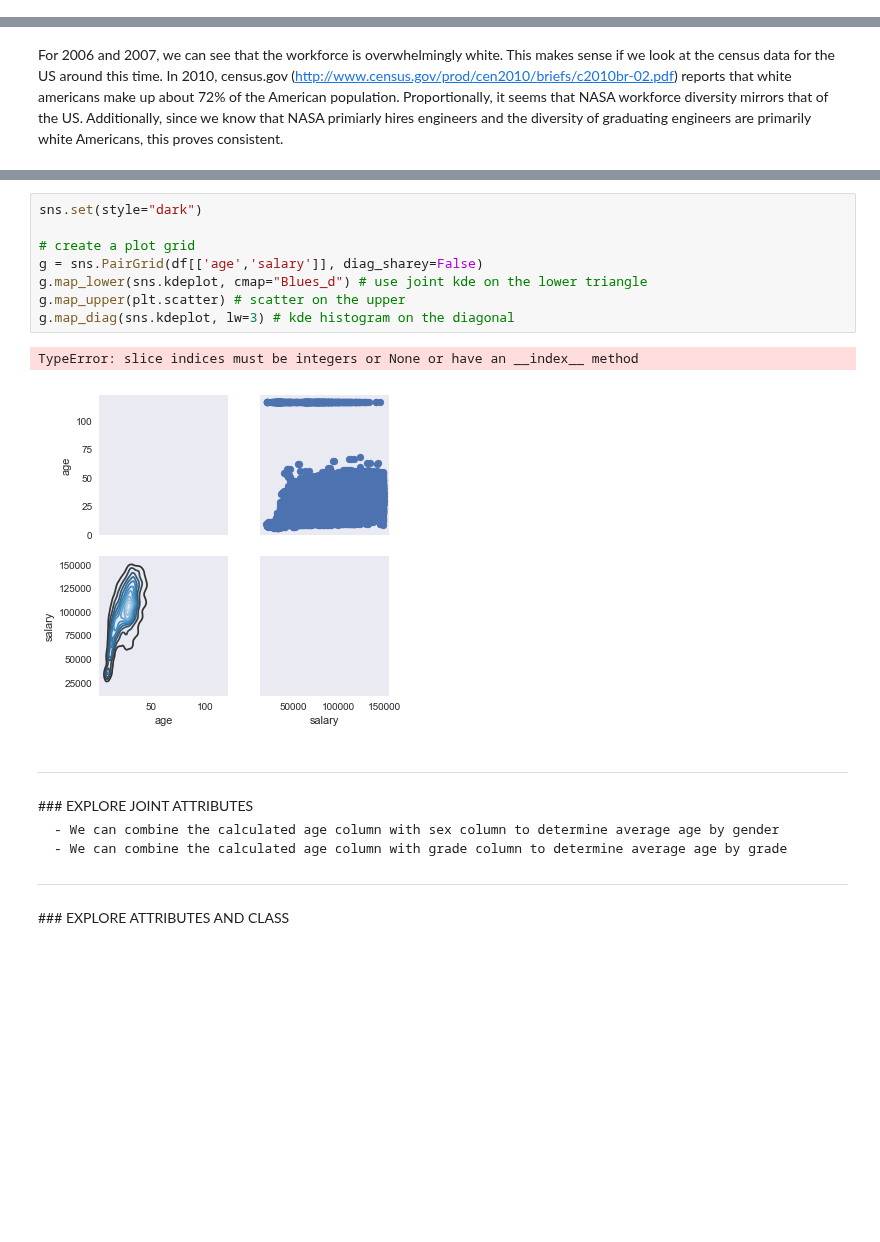
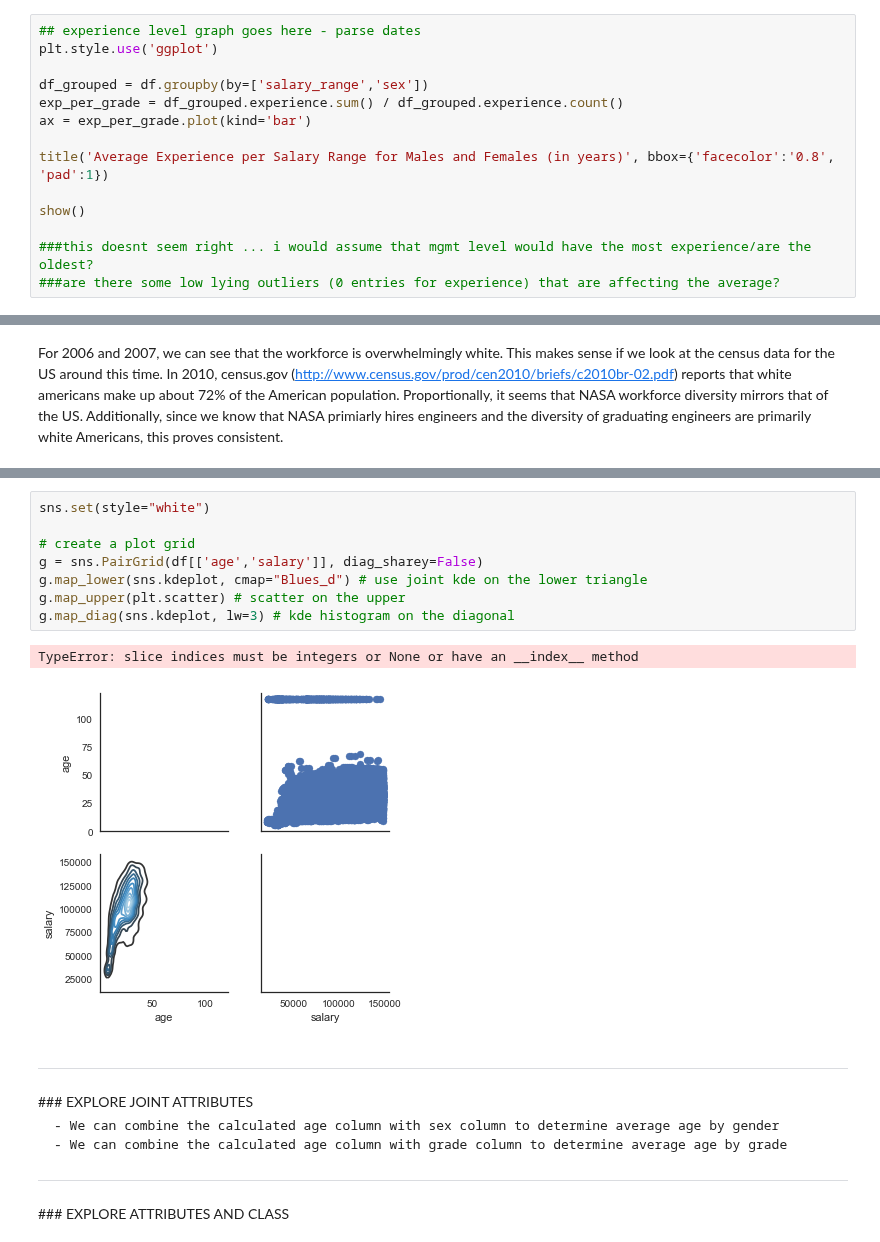
Before and after one commit to wkerneck/DataMiningClass, a Jupyter notebook: 7331_Data_MiningProject_1_resubmit.ipynb, the cells around one changed output, grey strips where cells are left out. Saved outputs shown, nothing was run; the diff lists cells and outputs as text; blank space fills up the shorter version.

```diff
--- a/7331_Data_MiningProject_1_resubmit.ipynb
+++ b/7331_Data_MiningProject_1_resubmit.ipynb
@@ -580,0 +601,14 @@ For 2006 through 2008, average position level per grade seems to be pretty consi
+# %%
+## experience level graph goes here - parse dates
+plt.style.use('ggplot')
+
+df_grouped = df.groupby(by=['salary_range','sex'])
+exp_per_grade = df_grouped.experience.sum() / df_grouped.experience.count()
+ax = exp_per_grade.plot(kind='bar')
+
+title('Average Experience per Salary Range for Males and Females (in years)', bbox={'facecolor':'0.8', 'pad':1})
+
+show()
+
+###this doesnt seem right ... i would assume that mgmt level would have the most experience/are the oldest?
+###are there some low lying outliers (0 entries for experience) that are affecting the average?
@@ -641,14 +704,14 @@ ax = scatter_matrix(df,figsize=(15, 10))
 # %%
-sns.set(style="dark")
+sns.set(style="white")
 
 # create a plot grid
 g = sns.PairGrid(df[['age','salary']], diag_sharey=False)
 g.map_lower(sns.kdeplot, cmap="Blues_d") # use joint kde on the lower triangle
 g.map_upper(plt.scatter) # scatter on the upper
 g.map_diag(sns.kdeplot, lw=3) # kde histogram on the diagonal
 # %% [output]
 TypeError: slice indices must be integers or None or have an __index__ method
-[figure, old version]
+[figure, new version]
 # %% [markdown]
 ---
 <div id='eja'/>
```
Also changed, not shown: parts of 17 cells of this notebook.
